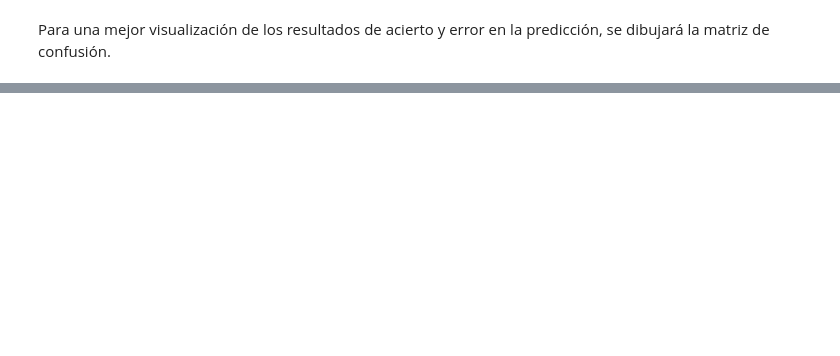
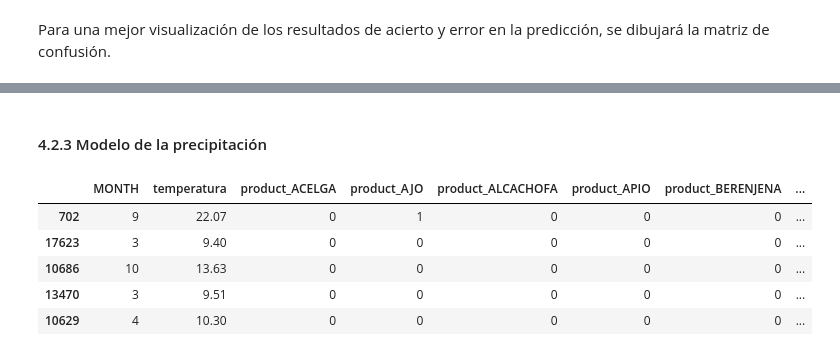
Before and after one commit to Laura-VFA/DataMining-21-22, a Jupyter notebook: DM_Entrega3.ipynb, the cells around one changed output, grey strips where cells are left out. Cells and saved outputs as stored; diff of their text form; code cells hidden in the pictures; blank space fills up the shorter version.

```diff
--- a/DM_Entrega3.ipynb
+++ b/DM_Entrega3.ipynb
@@ -293,0 +781,15 @@ plt.title(all_sample_title, size = 15);
+# %% [markdown]
+#### 4.2.3 Modelo de la precipitación
+# %%
+X = agroanalisis[x_features_precipitacion]
+y = agroanalisis['price_max_recolec']
+
+X_train, X_test, y_train, y_test = train_test_split( X, y, test_size=0.33, random_state=42)
+X_train.head()
+# %% [output]
+|  | MONTH | temperatura | product_ACELGA | product_AJO | product_ALCACHOFA | product_APIO | product_BERENJENA | ... |
+| 702 | 9 | 22.07 | 0 | 1 | 0 | 0 | 0 | ... |
+| 17623 | 3 | 9.40 | 0 | 0 | 0 | 0 | 0 | ... |
+| 10686 | 10 | 13.63 | 0 | 0 | 0 | 0 | 0 | ... |
+| 13470 | 3 | 9.51 | 0 | 0 | 0 | 0 | 0 | ... |
+| 10629 | 4 | 10.30 | 0 | 0 | 0 | 0 | 0 | ... |
```
Also changed, not shown: parts of 88 cells of this notebook.
